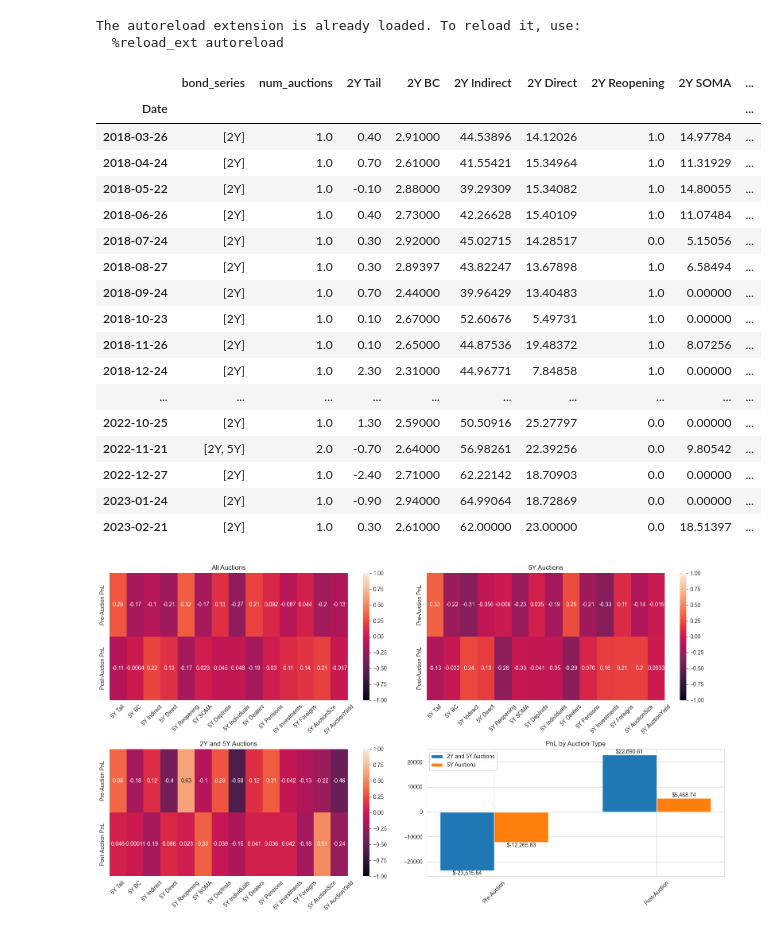
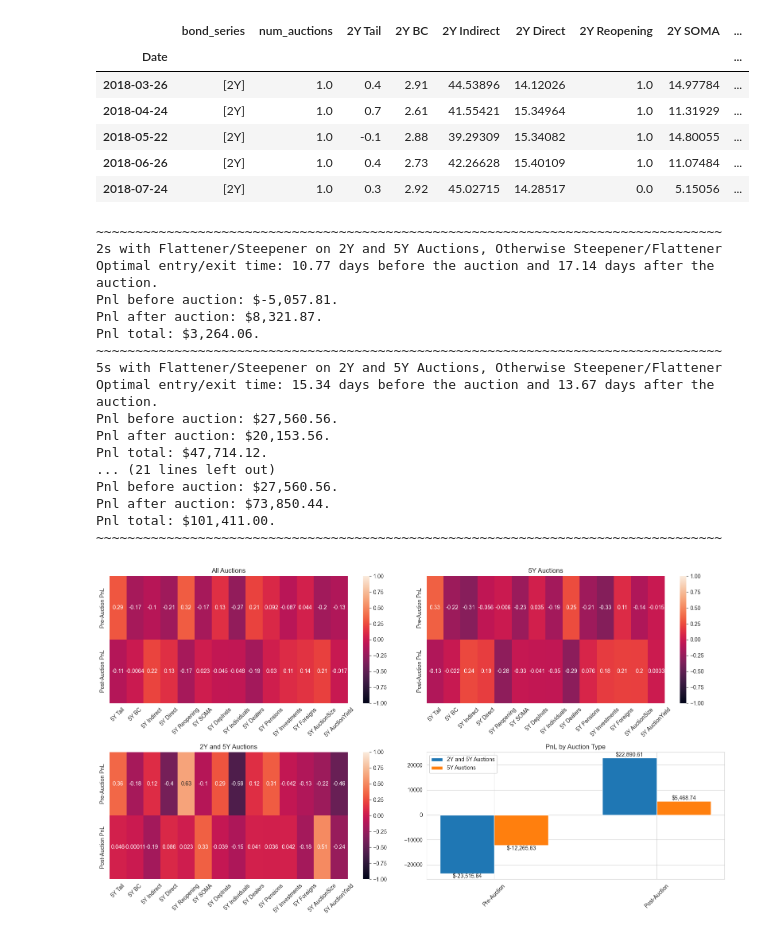
Before and after one commit to chiwailee/UChicago-Winter2022, a Jupyter notebook: Auction_Analysis.ipynb, the cells around one changed output. Drawn from its saved outputs; the diff is of its cells as text; code cells hidden in the pictures.

```diff
--- a/Auction_Analysis.ipynb
+++ b/Auction_Analysis.ipynb
@@ -1,35 +1,22 @@
 # %%
 import pandas as pd
 import matplotlib.pyplot as plt
 import numpy as np
 import auctiondates.auctionFileProcessing as afp
 
 %load_ext autoreload
 %autoreload 2
 
 AUCTION_FILENAME = r"auctiondates/UST Auction All Data_20230313.csv"
 auction_data = afp.loadJPMFullAuctionTable(AUCTION_FILENAME)
 twos = afp.pdGetOneAuctionResults(auction_data, 2)
 fives = afp.pdGetOneAuctionResults(auction_data, 5)
-display(twos)
+display(twos.head())
 # %% [output]
-The autoreload extension is already loaded. To reload it, use:
-  %reload_ext autoreload
 |  | bond_series | num_auctions | 2Y Tail | 2Y BC | 2Y Indirect | 2Y Direct | 2Y Reopening | 2Y SOMA | ... |
 | Date |  |  |  |  |  |  |  |  | ... |
-| 2018-03-26 | [2Y] | 1.0 | 0.40 | 2.91000 | 44.53896 | 14.12026 | 1.0 | 14.97784 | ... |
-| 2018-04-24 | [2Y] | 1.0 | 0.70 | 2.61000 | 41.55421 | 15.34964 | 1.0 | 11.31929 | ... |
-| 2018-05-22 | [2Y] | 1.0 | -0.10 | 2.88000 | 39.29309 | 15.34082 | 1.0 | 14.80055 | ... |
-| 2018-06-26 | [2Y] | 1.0 | 0.40 | 2.73000 | 42.26628 | 15.40109 | 1.0 | 11.07484 | ... |
-| 2018-07-24 | [2Y] | 1.0 | 0.30 | 2.92000 | 45.02715 | 14.28517 | 0.0 | 5.15056 | ... |
-| 2018-08-27 | [2Y] | 1.0 | 0.30 | 2.89397 | 43.82247 | 13.67898 | 1.0 | 6.58494 | ... |
-| 2018-09-24 | [2Y] | 1.0 | 0.70 | 2.44000 | 39.96429 | 13.40483 | 1.0 | 0.00000 | ... |
-| 2018-10-23 | [2Y] | 1.0 | 0.10 | 2.67000 | 52.60676 | 5.49731 | 1.0 | 0.00000 | ... |
-| 2018-11-26 | [2Y] | 1.0 | 0.10 | 2.65000 | 44.87536 | 19.48372 | 1.0 | 8.07256 | ... |
-| 2018-12-24 | [2Y] | 1.0 | 2.30 | 2.31000 | 44.96771 | 7.84858 | 1.0 | 0.00000 | ... |
-| ... | ... | ... | ... | ... | ... | ... | ... | ... | ... |
-| 2022-10-25 | [2Y] | 1.0 | 1.30 | 2.59000 | 50.50916 | 25.27797 | 0.0 | 0.00000 | ... |
-| 2022-11-21 | [2Y, 5Y] | 2.0 | -0.70 | 2.64000 | 56.98261 | 22.39256 | 0.0 | 9.80542 | ... |
-| 2022-12-27 | [2Y] | 1.0 | -2.40 | 2.71000 | 62.22142 | 18.70903 | 0.0 | 0.00000 | ... |
-| 2023-01-24 | [2Y] | 1.0 | -0.90 | 2.94000 | 64.99064 | 18.72869 | 0.0 | 0.00000 | ... |
-| 2023-02-21 | [2Y] | 1.0 | 0.30 | 2.61000 | 62.00000 | 23.00000 | 0.0 | 18.51397 | ... |
+| 2018-03-26 | [2Y] | 1.0 | 0.4 | 2.91 | 44.53896 | 14.12026 | 1.0 | 14.97784 | ... |
+| 2018-04-24 | [2Y] | 1.0 | 0.7 | 2.61 | 41.55421 | 15.34964 | 1.0 | 11.31929 | ... |
+| 2018-05-22 | [2Y] | 1.0 | -0.1 | 2.88 | 39.29309 | 15.34082 | 1.0 | 14.80055 | ... |
+| 2018-06-26 | [2Y] | 1.0 | 0.4 | 2.73 | 42.26628 | 15.40109 | 1.0 | 11.07484 | ... |
+| 2018-07-24 | [2Y] | 1.0 | 0.3 | 2.92 | 45.02715 | 14.28517 | 0.0 | 5.15056 | ... |
@@ -45,3 +23,52 @@ tufv_spread = tufv[["Spread"]].dropna()
+# %%
+from auction_trading.pnl_calcs import optimize_entry_time
+
+# Load data.
+df = pd.read_csv('data/USTFutures-UChicago.csv', index_col=0, parse_dates=[0])
+
+# Define some test functions for the trade rule
+fun_1 = lambda x: ("flattener", "steepener") if len(x) == 2 else ("steepener", "flattener")
+fun_2 = lambda x: ("steepener", "steepener") if len(x) == 2 else ("steepener", "flattener")
+fun_3 = lambda x: ("flattener", "flattener") if len(x) == 2 else ("steepener", "flattener")
+
+# Print out the results of the optimization.
+print('~'*80)
+print('2s with Flattener/Steepener on 2Y and 5Y Auctions, Otherwise Steepener/Flattener')
+optimize_entry_time(df['C2'], twos, symmetric=False, trade_rule=fun_1)
+print('~'*80)
+print('5s with Flattener/Steepener on 2Y and 5Y Auctions, Otherwise Steepener/Flattener')
+optimize_entry_time(df['C5'], fives, symmetric=False, trade_rule=fun_1)
+print('~'*80)
+print('2s with Steepener/Steepener on 2Y and 5Y Auctions, Otherwise Steepener/Flattener')
+optimize_entry_time(df['C2'], twos, symmetric=False, trade_rule=fun_2)
+print('~'*80)
+print('5s with Steepener/Steepener on 2Y and 5Y Auctions, Otherwise Steepener/Flattener')
+optimize_entry_time(df['C5'], fives, symmetric=False, trade_rule=fun_2)
+print('~'*80)
+print('2s with Flattener/Flattener on 2Y and 5Y Auctions, Otherwise Steepener/Flattener')
+optimize_entry_time(df['C2'], twos, symmetric=False, trade_rule=fun_3)
+print('~'*80)
+print('5s with Flattener/Flattener on 2Y and 5Y Auctions, Otherwise Steepener/Flattener')
+optimize_entry_time(df['C5'], fives, symmetric=False, trade_rule=fun_3)
+print('~'*80)
+# %% [output]
+~~~~~~~~~~~~~~~~~~~~~~~~~~~~~~~~~~~~~~~~~~~~~~~~~~~~~~~~~~~~~~~~~~~~~~~~~~~~~~~~
+2s with Flattener/Steepener on 2Y and 5Y Auctions, Otherwise Steepener/Flattener
+Optimal entry/exit time: 10.77 days before the auction and 17.14 days after the auction.
+Pnl before auction: $-5,057.81.
+Pnl after auction: $8,321.87.
+Pnl total: $3,264.06.
+~~~~~~~~~~~~~~~~~~~~~~~~~~~~~~~~~~~~~~~~~~~~~~~~~~~~~~~~~~~~~~~~~~~~~~~~~~~~~~~~
+5s with Flattener/Steepener on 2Y and 5Y Auctions, Otherwise Steepener/Flattener
+Optimal entry/exit time: 15.34 days before the auction and 13.67 days after the auction.
+Pnl before auction: $27,560.56.
+Pnl after auction: $20,153.56.
+Pnl total: $47,714.12.
+... (21 lines left out)
+Pnl before auction: $27,560.56.
+Pnl after auction: $73,850.44.
+Pnl total: $101,411.00.
+~~~~~~~~~~~~~~~~~~~~~~~~~~~~~~~~~~~~~~~~~~~~~~~~~~~~~~~~~~~~~~~~~~~~~~~~~~~~~~~~
 # %%
 from auction_trading.pnl_calcs import calc_all_trades, plot_single_trade
 import seaborn as sns
```
Also changed, not shown: parts of 3 cells of this notebook.
